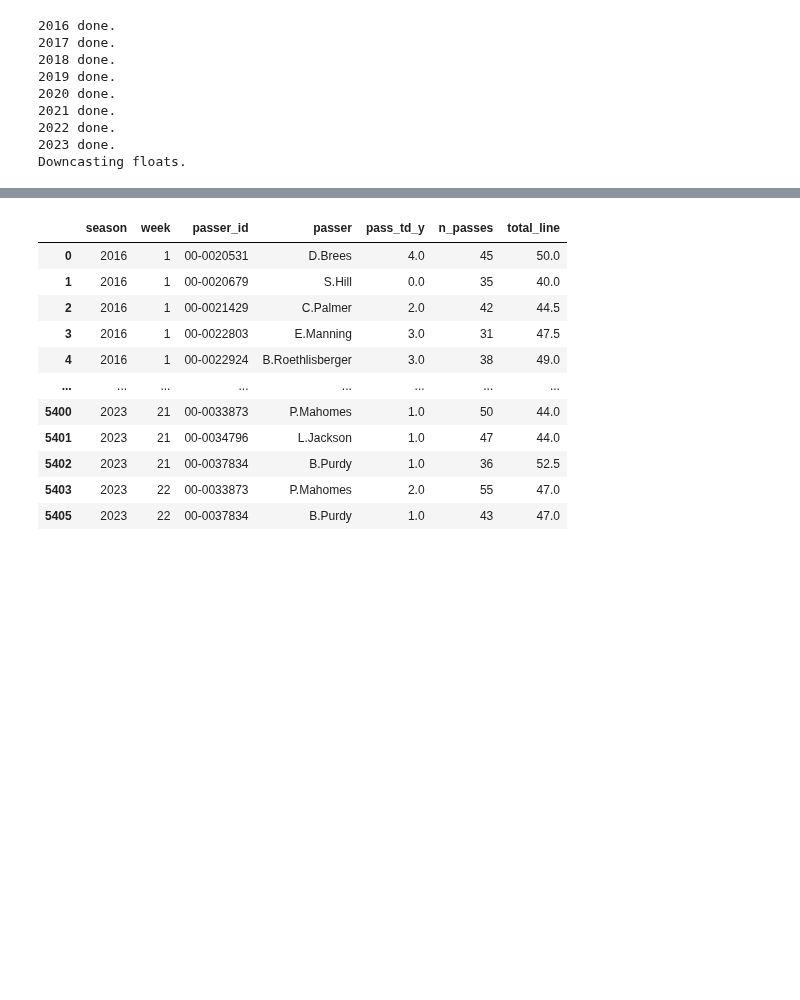
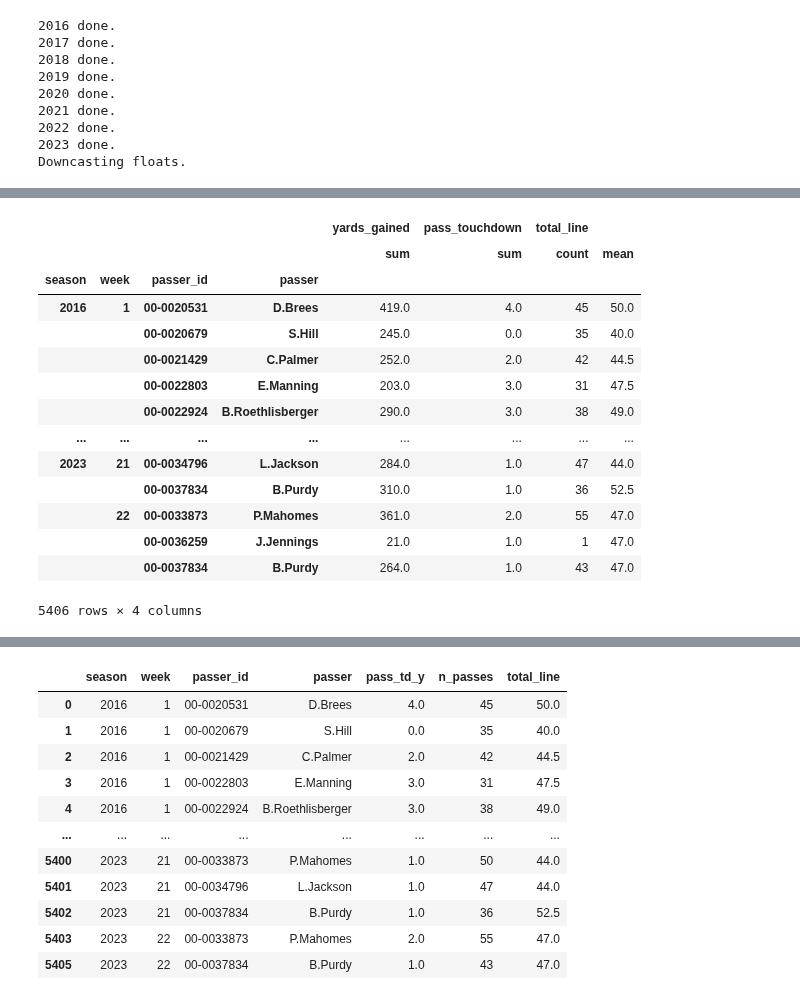
Before and after one commit to bhuggard/CheckTheCover, a Jupyter notebook: passou.ipynb, the cells around one changed output, grey strips where cells are left out. Cells and saved outputs as stored; diff of their text form; code cells hidden in the pictures; blank space fills up the shorter version.

```diff
--- a/passou.ipynb
+++ b/passou.ipynb
@@ -34,9 +54,28 @@ passes.loc[passes['passer_id'].isnull(), 'passer_id'] = 'none'
 passes_pass_td_y = passes.groupby([
     'season', 'week', 'passer_id', 'passer'
 ]).agg({
+    'yards_gained': ['sum'],
     'pass_touchdown': ['sum'],
     'total_line': ['count', 'mean']
 })
+# %%
+passes_pass_td_y
+# %% [output]
+|  |  |  |  | yards_gained | pass_touchdown | total_line |  |
+|  |  |  |  | sum | sum | count | mean |
+| season | week | passer_id | passer |  |  |  |  |
+| 2016 | 1 | 00-0020531 | D.Brees | 419.0 | 4.0 | 45 | 50.0 |
+|  |  | 00-0020679 | S.Hill | 245.0 | 0.0 | 35 | 40.0 |
+|  |  | 00-0021429 | C.Palmer | 252.0 | 2.0 | 42 | 44.5 |
+|  |  | 00-0022803 | E.Manning | 203.0 | 3.0 | 31 | 47.5 |
+|  |  | 00-0022924 | B.Roethlisberger | 290.0 | 3.0 | 38 | 49.0 |
+| ... | ... | ... | ... | ... | ... | ... | ... |
+| 2023 | 21 | 00-0034796 | L.Jackson | 284.0 | 1.0 | 47 | 44.0 |
+|  |  | 00-0037834 | B.Purdy | 310.0 | 1.0 | 36 | 52.5 |
+|  | 22 | 00-0033873 | P.Mahomes | 361.0 | 2.0 | 55 | 47.0 |
+|  |  | 00-0036259 | J.Jennings | 21.0 | 1.0 | 1 | 47.0 |
+|  |  | 00-0037834 | B.Purdy | 264.0 | 1.0 | 43 | 47.0 |
+5406 rows × 4 columns
 # %%
 passes_pass_td_y.columns = list(map('_'.join,
                             passes_pass_td_y.columns
```
Also changed, not shown: parts of 4 cells of this notebook.
